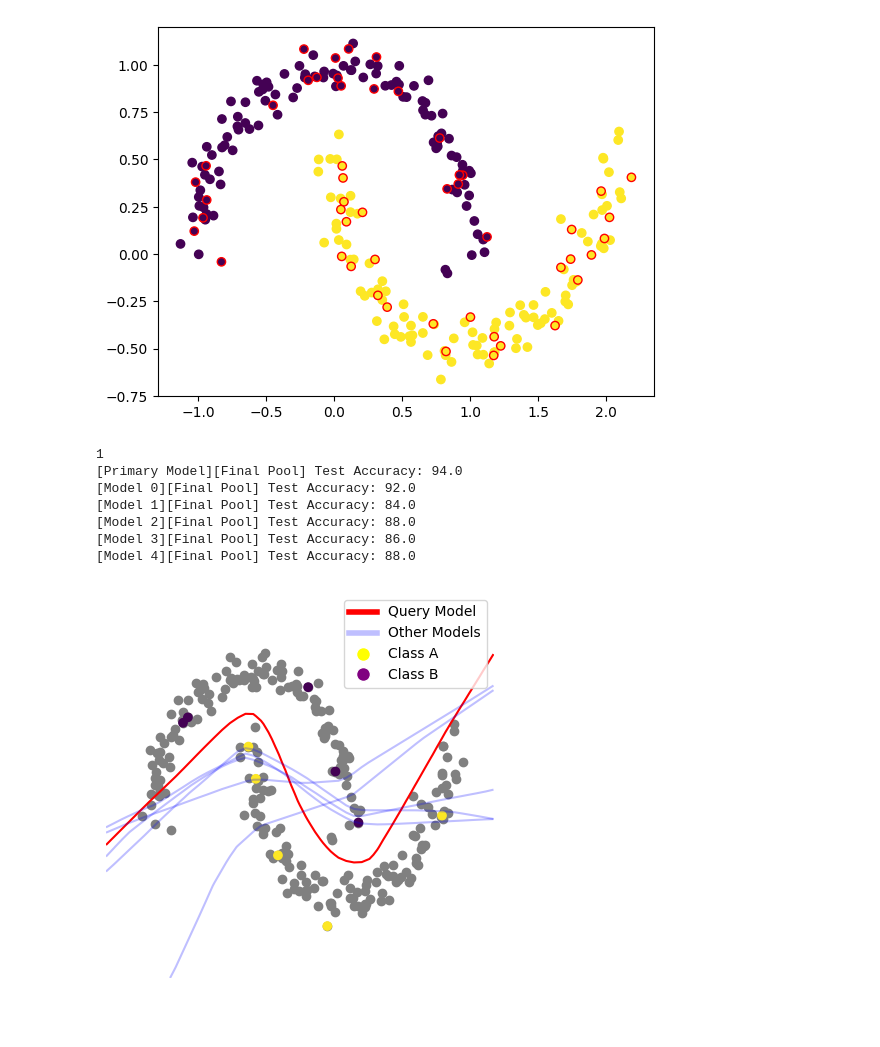
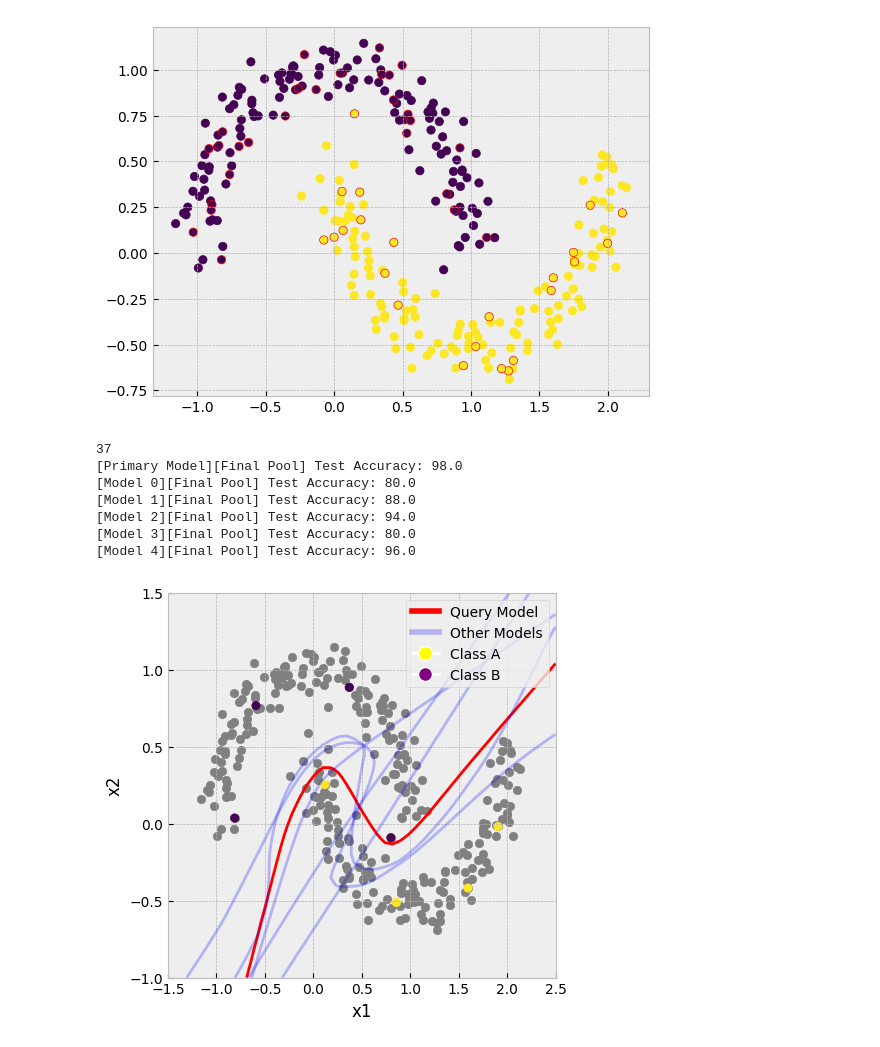
Before and after one commit to nhaH-luaP/general-reusability, a Jupyter notebook: graphical_abstract.ipynb, the cells around one changed output. Drawn from its saved outputs; the diff is of its cells as text; code cells hidden in the pictures; blank space fills up the shorter version.

Commit message:
Updated graphical abstract

```diff
--- a/graphical_abstract.ipynb
+++ b/graphical_abstract.ipynb
@@ -10,6 +10,7 @@ import numpy as np
 import copy
 import random
 from matplotlib.lines import Line2D
+plt.style.use('bmh')
 # %%
 @torch.no_grad()
 def plot_contour(model, X_l, y_l, X_u, y_u, db_color='black', ax=None):
@@ -60,9 +61,9 @@ class SimpleNet(nn.Module):
             all_logits.append(logits)
         return torch.cat(all_logits)
 # %%
-n_samples = 250
+n_samples = 300
 test_size = 50
-X,y = make_moons(n_samples=n_samples, noise=0.075, random_state=1)
+X,y = make_moons(n_samples=n_samples, noise=0.1, random_state=1)
 X,y = torch.tensor(X).float(), torch.tensor(y).long()
 random.seed(1)
 test_indices = random.sample(range(n_samples), test_size)
@@ -74,4 +75,4 @@ plt.scatter(x=X[train_indices,0], y=X[train_indices,1], c=y[train_indices])
 plt.scatter(x=X[test_indices,0], y=X[test_indices,1], c=y[test_indices], edgecolors='red')
 plt.show()
 # %% [output]
-[figure, old version]
+[figure, new version]
@@ -78,22 +131,24 @@ plt.show()
 # %%
 n_epochs = 50
-n_cycles = 4
-initial_size = 4
+n_queries = 4
+initial_size = 2
 batch_size = 8
 query_size = 2
+lr = 5e-2
+wd = 5e-5
+hidden_dim_size = 512
+n_other_models = 5
 device = 'cuda'
-# 96 92 79 40 55
-seed = 1
-
+seed = 37
 torch.manual_seed(seed)
 random.seed(seed)
 
-model = SimpleNet(2, 0, 500)
+model = SimpleNet(2, 0, hidden_dim_size)
 optimizer = torch.optim.SGD(
     params=model.parameters(),
-    lr=5e-2,
+    lr=lr,
     momentum=0.9,
-    weight_decay=1e-5,
+    weight_decay=wd,
     nesterov=True
 )
 lr_scheduler = torch.optim.lr_scheduler.CosineAnnealingLR(
@@ -105,10 +160,11 @@ initial_model_state = copy.deepcopy(model.state_dict())
 initial_optimizer_state = copy.deepcopy(optimizer.state_dict())
 initial_lr_scheduler_state = copy.deepcopy(lr_scheduler.state_dict())
 
-labeled_indices = random.sample(range(len(train_dataset)), k=initial_size)
+initial_labeled_indices = random.sample(range(len(train_dataset)), k=initial_size)
+labeled_indices = [i for i in initial_labeled_indices]
 unlabeled_indices = [i for i in range(len(train_dataset)) if i not in labeled_indices]
 
-for i_cycle in range(n_cycles):
+for i_cycle in range(n_queries):
     if i_cycle != 0:
         newly_labeled_indices = margin_query(
             model=model,
@@ -121,6 +177,10 @@ for i_cycle in range(n_cycles):
         labeled_indices += newly_labeled_indices
         unlabeled_indices = [i for i in range(len(train_dataset)) if i not in labeled_indices]
 
+    model.load_state_dict(initial_model_state)
+    optimizer.load_state_dict(initial_optimizer_state)
+    lr_scheduler.load_state_dict(initial_lr_scheduler_state)
+
     labeled_dset = Subset(train_dataset, labeled_indices)
     train_loader = DataLoader(dataset=labeled_dset, batch_size=batch_size, drop_last=len(labeled_indices) > batch_size, shuffle=True)
     for i_epoch in range(n_epochs):
@@ -129,19 +189,22 @@ for i_cycle in range(n_cycles):
 
     test_loader = DataLoader(dataset=test_dataset, batch_size=16)
     test_stats = evaluate(model=model, dataloader=test_loader, criterion=criterion)
+
+
 print(seed)
 print(f"[Primary Model][Final Pool]","Test Accuracy:",test_stats['acc1'])
 
+
+# Evaluate multiple other models
 if 1:
-    # Evaluation multiple other models
     other_models = []
-    for o in range(5):
-        second_model = SimpleNet(2, 0, random.choice(range(1, 100)))
+    for o in range(n_other_models):
+        second_model = SimpleNet(2, 0, random.choice(range(64, 2*hidden_dim_size)))
         second_optimizer = torch.optim.SGD(
             params=second_model.parameters(),
-            lr=5e-2,
+            lr=random.choice([i/1000 for i in range(50, 500)]),
             momentum=0.9,
-            weight_decay=1e-5,
+            weight_decay=random.choice([i/10000 for i in range(5, 1000)]),
             nesterov=True
         )
         second_lr_scheduler = torch.optim.lr_scheduler.CosineAnnealingLR(
@@ -158,35 +221,37 @@ if 1:
 else:
     other_models = []
 # %% [output]
-1
-[Primary Model][Final Pool] Test Accuracy: 94.0
-[Model 0][Final Pool] Test Accuracy: 92.0
-[Model 1][Final Pool] Test Accuracy: 84.0
-[Model 2][Final Pool] Test Accuracy: 88.0
-[Model 3][Final Pool] Test Accuracy: 86.0
-[Model 4][Final Pool] Test Accuracy: 88.0
+37
+[Primary Model][Final Pool] Test Accuracy: 98.0
+[Model 0][Final Pool] Test Accuracy: 80.0
+[Model 1][Final Pool] Test Accuracy: 88.0
+[Model 2][Final Pool] Test Accuracy: 94.0
+[Model 3][Final Pool] Test Accuracy: 80.0
+[Model 4][Final Pool] Test Accuracy: 96.0
 # %%
 fig = plt.figure(figsize=(5, 5))
 plt.scatter(X[:, 0], X[:, 1], c='gray')
 plt.scatter(X[train_indices][labeled_indices][:, 0], X[train_indices][labeled_indices][:, 1], c=y[train_indices][labeled_indices])
 xx, yy = torch.meshgrid(torch.linspace(-1.5, 2.5, 51), torch.linspace(-1, 1.5, 51), indexing='ij')
 zz = torch.stack((xx.flatten(), yy.flatten()), dim=1)
 origin = 'lower'
 for i, m in enumerate([model] + other_models):
     m.eval()
     m.cpu()
     logits = m(zz)
     probas = logits.softmax(-1)
     blub = probas[:, 1].view(xx.shape).detach()
     CS = plt.contourf(xx, yy, blub, alpha=0, zorder=-1, levels=np.linspace(0, 1, 6), origin=origin)
     CS2 = plt.contour(CS, levels=[0.5], colors='red' if i == 0 else 'blue', origin=origin, alpha=0.25 if i > 0 else 1)
-plt.axis('off')
 custom_lines = [Line2D([0], [0], color='red', lw=4),
                 Line2D([0], [0], color='blue', lw=4, alpha=0.25),
                 Line2D([], [], color="white", marker='o', markersize=10, markerfacecolor="yellow"),
                 Line2D([], [], color="white", marker='o', markersize=10, markerfacecolor="purple")]
 plt.legend(custom_lines, ['Query Model', 'Other Models', 'Class A', 'Class B'])
+plt.grid(True)
+plt.xlabel('x1')
+plt.ylabel('x2')
 #plt.show()
-plt.savefig('/home/phahn/repositories/SDAL/images/graphical_abstract.pdf', bbox_inches='tight')
+plt.savefig('/home/phahn/repositories/SDAL/images/graphical_abstract_a.pdf', bbox_inches='tight')
 # %% [output]
-[figure, old version]
+[figure, new version]
```
Also changed, not shown: parts of 3 cells of this notebook, 15 other files.
